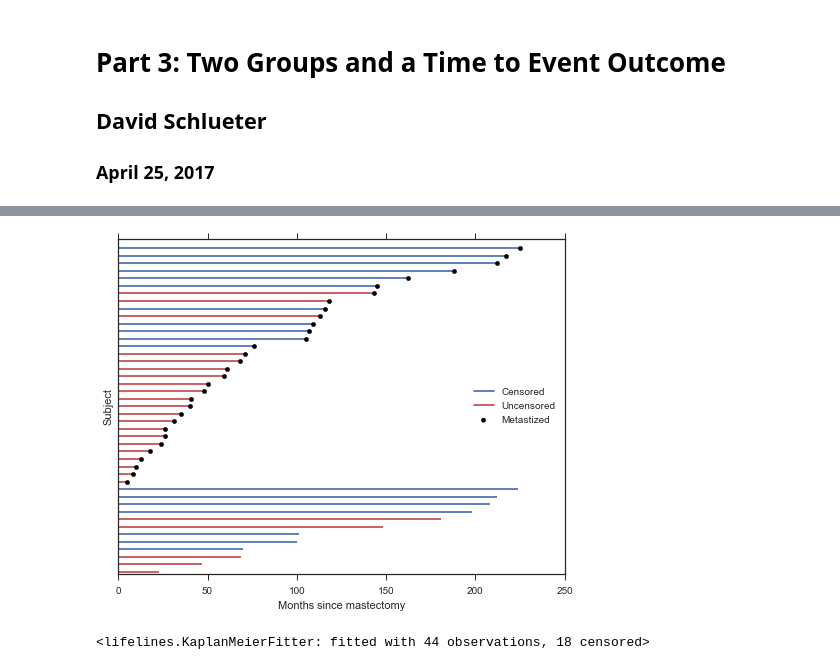
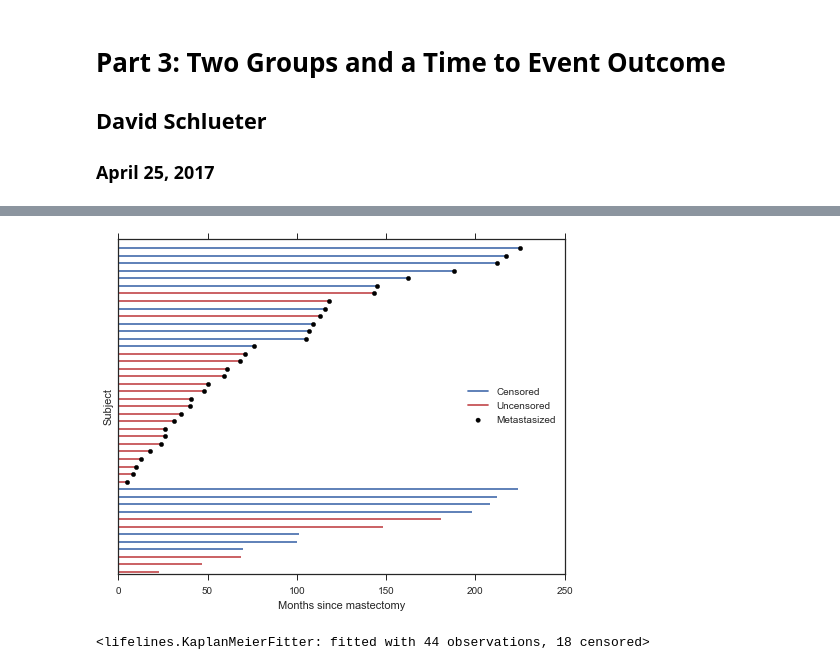
Before and after one commit to schluedj/talks, a Jupyter notebook: Misc/Time to Event Bayes.ipynb, the cells around one changed output, grey strips where cells are left out. Saved outputs shown, nothing was run; the diff lists cells and outputs as text; code cells hidden in the pictures.

```diff
--- a/Misc/Time to Event Bayes.ipynb
+++ b/Misc/Time to Event Bayes.ipynb
@@ -64,27 +85,27 @@ patients = np.arange(n_patients)
 # %%
 fig, ax = plt.subplots(figsize=(8, 6))
 
 blue, _, red = sns.color_palette()[:3]
 
 ax.hlines(patients[df.event.values == 0], 0, df[df.event.values == 0].time,
           color=blue, label='Censored')
 
 ax.hlines(patients[df.event.values == 1], 0, df[df.event.values == 1].time,
           color=red, label='Uncensored')
 
 ax.scatter(df[df.metastized.values == 1].time, patients[df.metastized.values == 1],
-           color='k', zorder=10, label='Metastized')
+           color='k', zorder=10, label='Metastasized')
 
 ax.set_xlim(left=0)
 ax.set_xlabel('Months since mastectomy')
 ax.set_yticks([])
 ax.set_ylabel('Subject')
 
 ax.set_ylim(-0.25, n_patients + 0.25)
 
 ax.legend(loc='center right');
 # %% [output]
-[figure, old version]
+[figure, new version]
 # %%
 from lifelines import KaplanMeierFitter
 kmf = KaplanMeierFitter()
```
Also changed, not shown: parts of 31 cells of this notebook.
